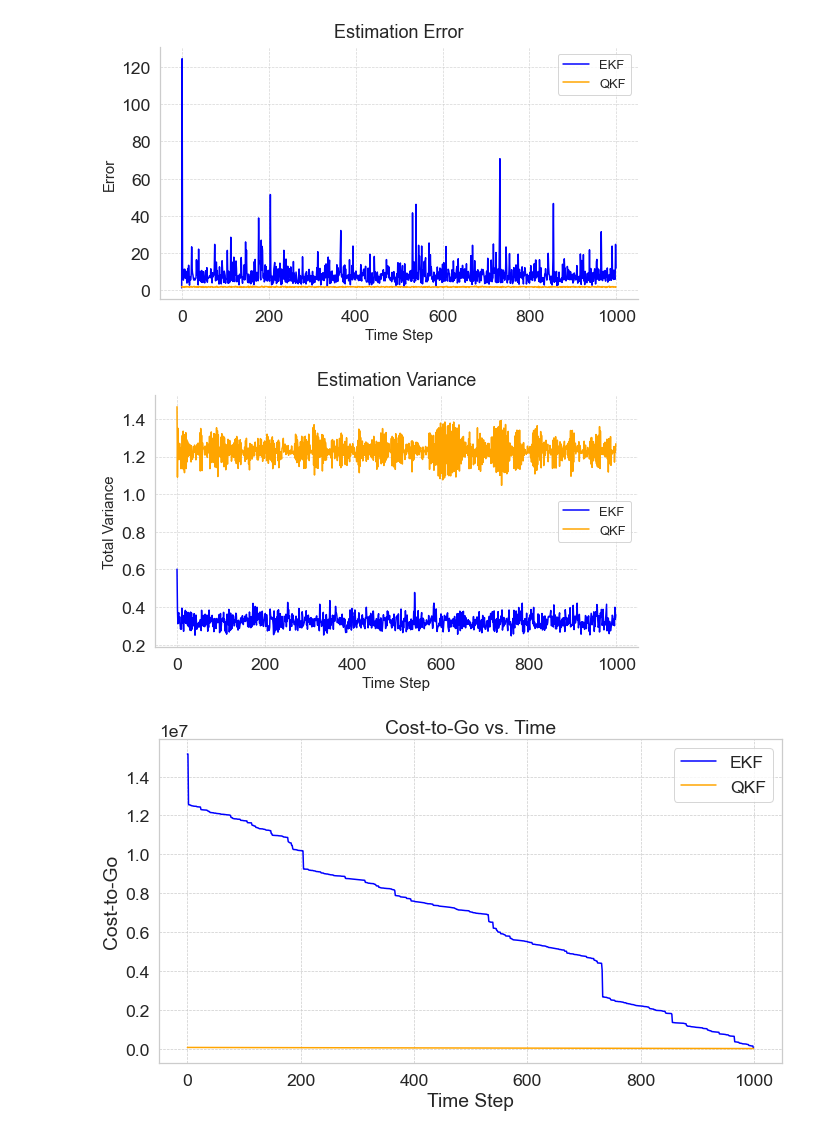
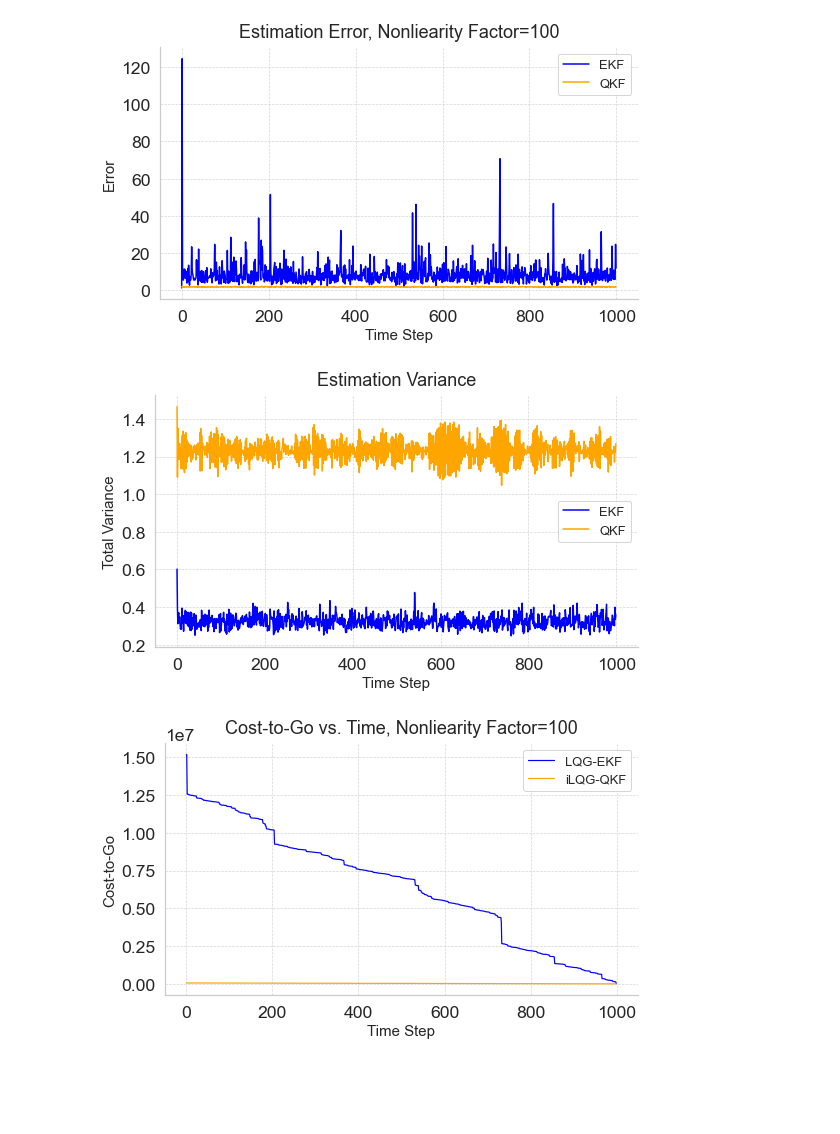
Before and after one commit to tengyoux297/LQG_EKF, a Jupyter notebook: LQG_QKF/plot_perf.ipynb, the cells around one changed output. Drawn from its saved outputs; the diff is of its cells as text; code cells hidden in the pictures; blank space fills up the shorter version.

```diff
--- a/LQG_QKF/plot_perf.ipynb
+++ b/LQG_QKF/plot_perf.ipynb
@@ -92,7 +92,7 @@ sns.lineplot(
     x=np.arange(len(err_list_qkf_avg)), y=err_list_qkf_avg,
     label='QKF', color='orange', ax=ax_err, linewidth=1.5
 )
-ax_err.set_title('Estimation Error', fontsize=18, pad=10)
+ax_err.set_title(f'Estimation Error, Nonliearity Factor={mscale}', fontsize=18, pad=10)
 ax_err.set_xlabel('Time Step', fontsize=15)
 ax_err.set_ylabel('Error', fontsize=15)
 ax_err.legend(fontsize=13, frameon=True)
@@ -119,26 +119,36 @@ ax_cov.legend(fontsize=13, frameon=True)
 ax_cov.grid(True, which='both', linestyle='--', linewidth=0.7, alpha=0.8)
 sns.despine()
 plt.tight_layout()
-plt.savefig(os.path.join(perf_dir, f'estimate_variance-mscale={int(mscale)}.png'), dpi=300, bbox_inches='tight')
+# plt.savefig(os.path.join(perf_dir, f'estimate_variance-mscale={int(mscale)}.png'), dpi=300, bbox_inches='tight')
 plt.show()
 # %% [output]
-[figure, old version]
+[figure, new version]
 [figure]
 # %%
-# plot: cost-to-go vs. time
-plt.figure(figsize=(10, 6))
-plt.plot(cost_list_ekf_avg, label='EKF', color='blue')
-plt.plot(cost_list_qkf_avg, label='QKF', color='orange')
-plt.title('Cost-to-Go vs. Time')
-plt.xlabel('Time Step')
-plt.ylabel('Cost-to-Go')
-plt.legend()
-plt.grid(True, which='both', linestyle='--', linewidth=0.7)
+# plot: cost-to-go vs. time (polished version)
+sns.set_theme(style="whitegrid", font_scale=1.6, rc={"lines.linewidth": 1.5})
+
+fig, ax = plt.subplots(figsize=(8, 5))
+sns.lineplot(
+    x=np.arange(len(cost_list_ekf_avg)), y=cost_list_ekf_avg,
+    label='LQG-EKF', color='blue', ax=ax, linewidth=1.2
+)
+sns.lineplot(
+    x=np.arange(len(cost_list_qkf_avg)), y=cost_list_qkf_avg,
+    label='iLQG-QKF', color='orange', ax=ax, linewidth=1.2
+)
+ax.set_title(f'Cost-to-Go vs. Time, Nonliearity Factor={mscale}', fontsize=18, pad=10)
+ax.set_xlabel('Time Step', fontsize=15)
+ax.set_ylabel('Cost-to-Go', fontsize=15)
+ax.legend(fontsize=13, frameon=True)
+ax.grid(True, which='both', linestyle='--', linewidth=0.7, alpha=0.8)
+sns.despine()
+
 plt.tight_layout()
 plt.savefig(os.path.join(perf_dir, f'cost_perf-mscale={int(mscale)}.png'), dpi=300, bbox_inches='tight')
 plt.show()
 # %% [output]
-[figure, old version]
+[figure, new version]
 # %%
 # plot convergence vs. trial (polished version)
 sns.set_theme(style="whitegrid", font_scale=1.6, rc={"lines.linewidth": 2.5})
```
Also changed, not shown: parts of 4 cells of this notebook, 17 other files.
